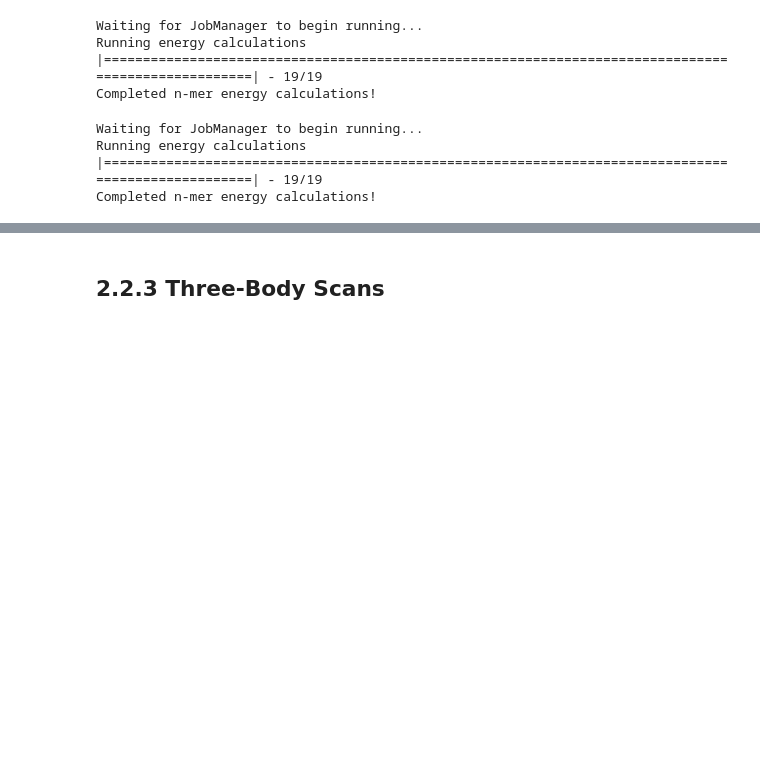
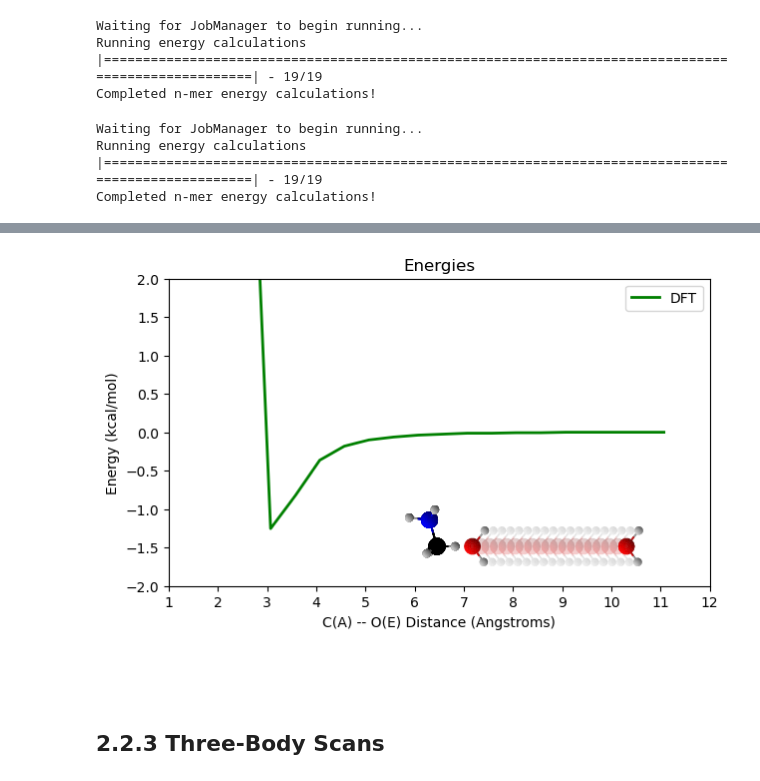
Before and after one commit to PolyachenkoYA/QDMS_2025, a Jupyter notebook: tutorials/2_Many-Body_Model_Build-Along/Tutorial_2_inputs.ipynb, the cells around one changed output, grey strips where cells are left out. Drawn from its saved outputs; the diff is of its cells as text; code cells hidden in the pictures; blank space fills up the shorter version.

```diff
--- a/tutorials/2_Many-Body_Model_Build-Along/Tutorial_2_inputs.ipynb
+++ b/tutorials/2_Many-Body_Model_Build-Along/Tutorial_2_inputs.ipynb
@@ -493,3 +518,14 @@ Completed n-mer energy calculations!
+# %%
+plot_scan(
+        scan_2b_3,
+        {"DFT": [(e[(0, 1)] - energies_2b_3[-1][(0,1)])*constants.au_to_kcal for e in energies_2b_3]},
+        0,
+        7,
+        title="Energies",
+        ymax=2
+)
+# %% [output]
+[figure, added]
 # %% [markdown]
 ## 2.2.3 Three-Body Scans
 # %% [markdown]
```
Also changed, not shown: parts of 6 cells of this notebook.
